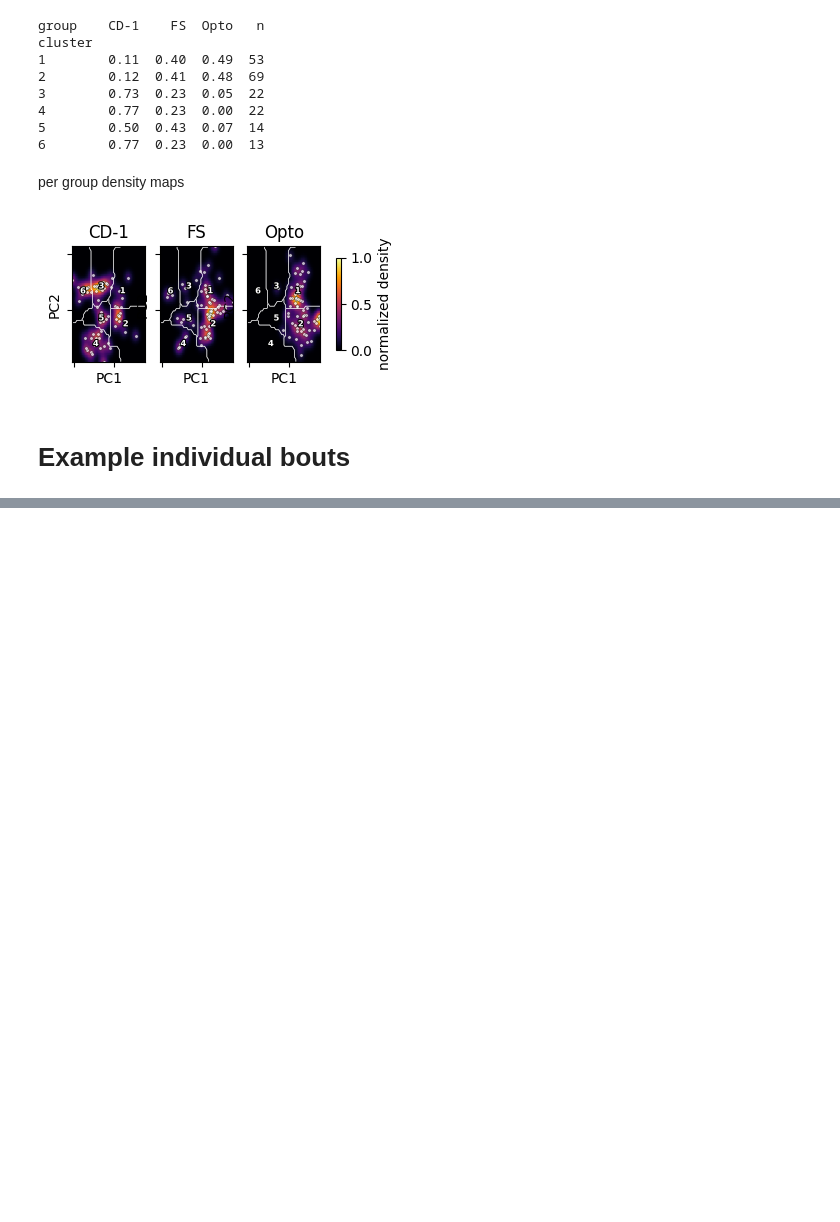
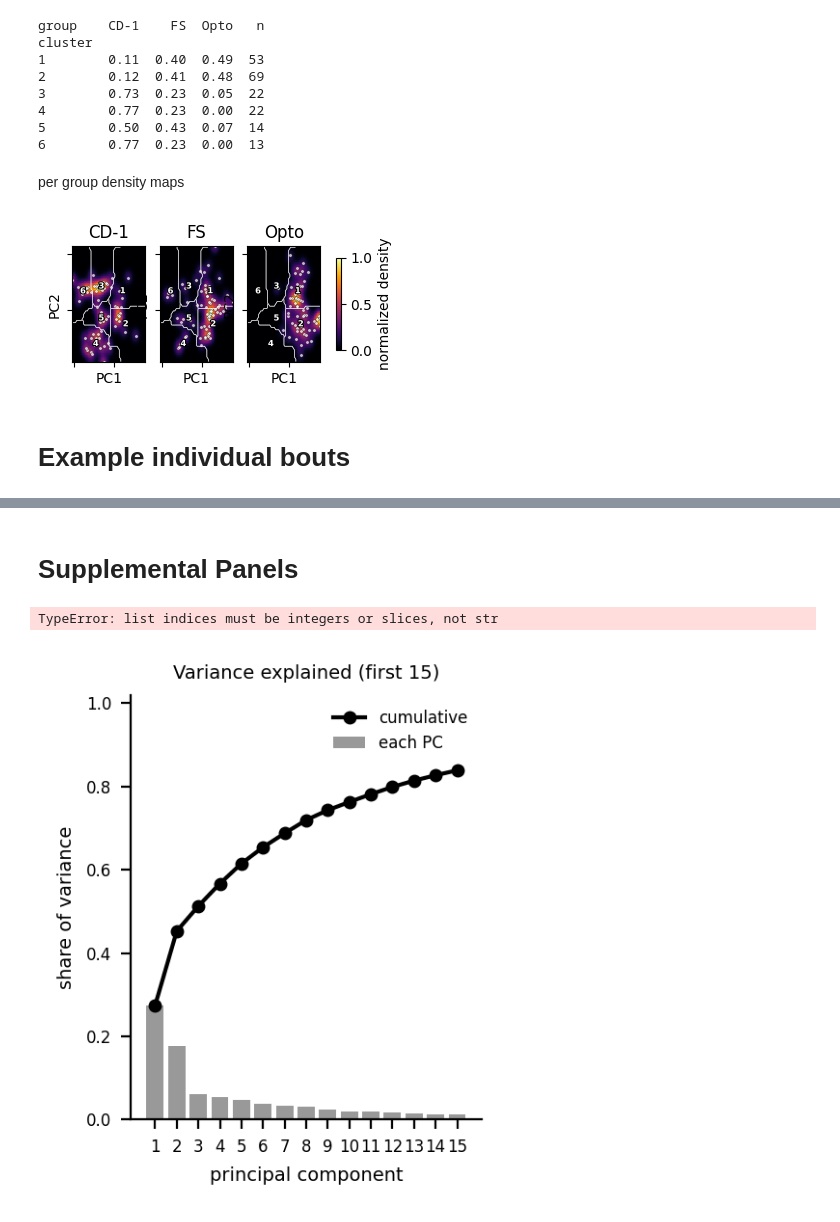
Before and after one commit to ZelikowskyLab/zlab_bnst, a Jupyter notebook: behavior_analysis/pca_figures.ipynb, the cells around one changed output, grey strips where cells are left out. Saved outputs shown, nothing was run; the diff lists cells and outputs as text; code cells hidden in the pictures; blank space fills up the shorter version.

Commit message:
pca supplemental figs

```diff
--- a/behavior_analysis/pca_figures.ipynb
+++ b/behavior_analysis/pca_figures.ipynb
@@ -503,0 +549,63 @@ for bout_i in bouts:
+# %% [markdown]
+# Supplemental Panels
+# %%
+bouts["animal"] = bouts["group"].map(GROUP_LABELS) + "-Mouse" + (bouts["group_folder"] + "_" + bouts["trial_number"].astype(str)).groupby(bouts["group"]).transform(lambda s: pd.factorize(s)[0] + 1).astype(str)
+
+animal_colors = {
+    # CD-1: greens
+    "CD-1-Mouse1": "#b7e4c7",
+    "CD-1-Mouse2": "#74c69d",
+    "CD-1-Mouse3": "#40916c",
+    "CD-1-Mouse4": "#1b7a50",
+    "CD-1-Mouse5": "#0b4f31",
+    # FS: oranges
+    "FS-Mouse1": "#fdc9a0",
+    "FS-Mouse2": "#fb9a5b",
+    "FS-Mouse3": "#f4752a",
+    "FS-Mouse4": "#d9540f",
+    "FS-Mouse5": "#a83a06",
+    "FS-Mouse6": "#742503",
+    # Opto: yellows
+    "Opto-Mouse1": "#fff3a3",
+    "Opto-Mouse2": "#ffe34d",
+    "Opto-Mouse3": "#f5cc00",
+    "Opto-Mouse4": "#c9a400",
+}
+SCATTER_SAVE_PATH = f"figures/pca_pc{PC_X}_vs_pc{PC_Y}_by_animal.svg"
+i, j = PC_X - 1, PC_Y - 1  # column positions in `scores`
+figsize=(3,2)
+with plt.rc_context(FONT_SIZES):
+    fig, ax = plt.subplots(figsize=figsize,dpi=300)
+    for animal, color in animal_colors.items():
+        mask = (bouts["animal"] == animal).to_numpy()
+        ax.scatter(scores[mask, i], scores[mask, j], s=15, color=color, alpha=0.75, edgecolor="k", linewidth=0.3,
+                   label=animal)
+    ax.axhline(0, color="0.85", linewidth=0.6, zorder=0); ax.axvline(0, color="0.85", linewidth=0.6, zorder=0)
+    ax.set_xlabel(f"PC{PC_X} ({explained[i]:.0%})"); ax.set_ylabel(f"PC{PC_Y} ({explained[j]:.0%})")
+    ax.set_title(f"Bouts by animal")
+    ax.legend(frameon=False, bbox_to_anchor=(1, 1), loc="upper left")
+    ax.spines[["top", "right"]].set_visible(False)
+    plt.tight_layout()
+    if SCATTER_SAVE_PATH:
+        plt.savefig(SCATTER_SAVE_PATH, dpi=600,transparent=True)
+    plt.show()
+# %% [output]
+TypeError: list indices must be integers or slices, not str
+# %%
+n_show = min(15, len(explained))
+fig, ax = plt.subplots(figsize=(2.5,3),dpi=200)
+ax.bar(np.arange(1, n_show + 1), explained[:n_show], color="0.6", label="each PC")
+ax.plot(np.arange(1, n_show + 1), np.cumsum(explained)[:n_show], "o-", color="k", label="cumulative",markersize=4)
+ax.set_xlabel("principal component",fontsize=7)
+ax.set_ylabel("share of variance",fontsize=7);
+ax.set_ylim(0, 1.02)
+ax.set_xticks(np.arange(1, n_show + 1))
+ax.tick_params(labelsize=6)
+ax.legend(frameon=False, fontsize=6);
+ax.spines[["top", "right"]].set_visible(False)
+ax.set_title(f"Variance explained (first {n_show})", fontsize=7)
+plt.tight_layout()
+plt.savefig('figures/pca_variance_exp.svg',transparent=True)
+plt.show()
+# %% [output]
+[figure, added]
```
Also changed, not shown: parts of 12 cells of this notebook, 3 other files.
